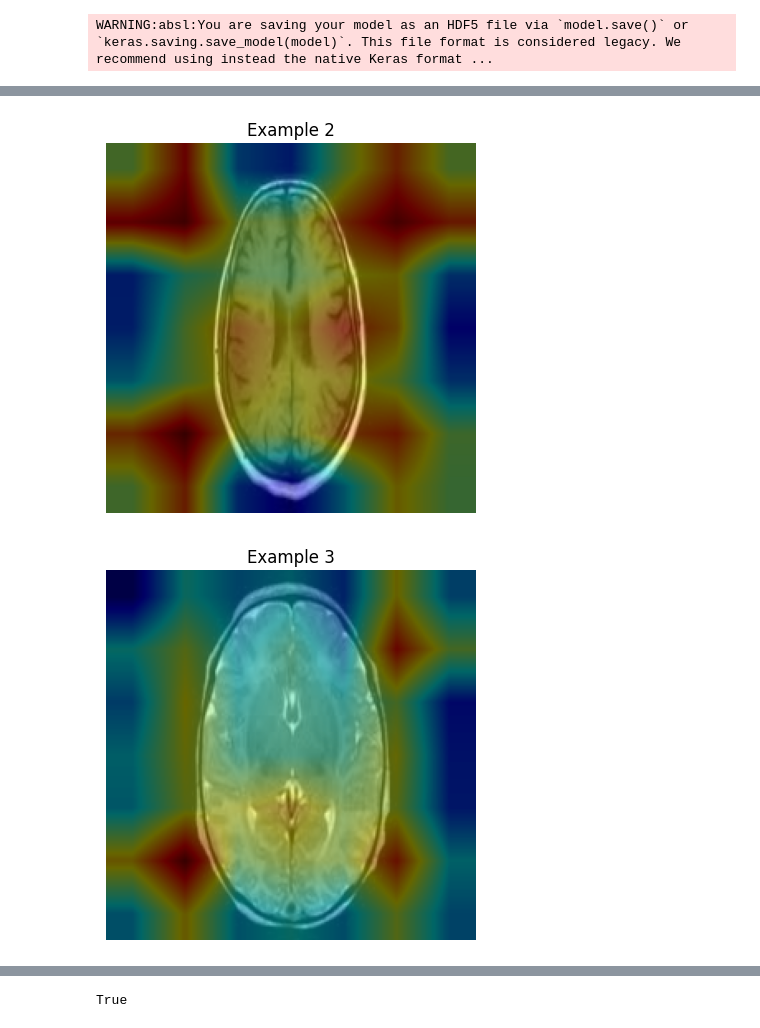
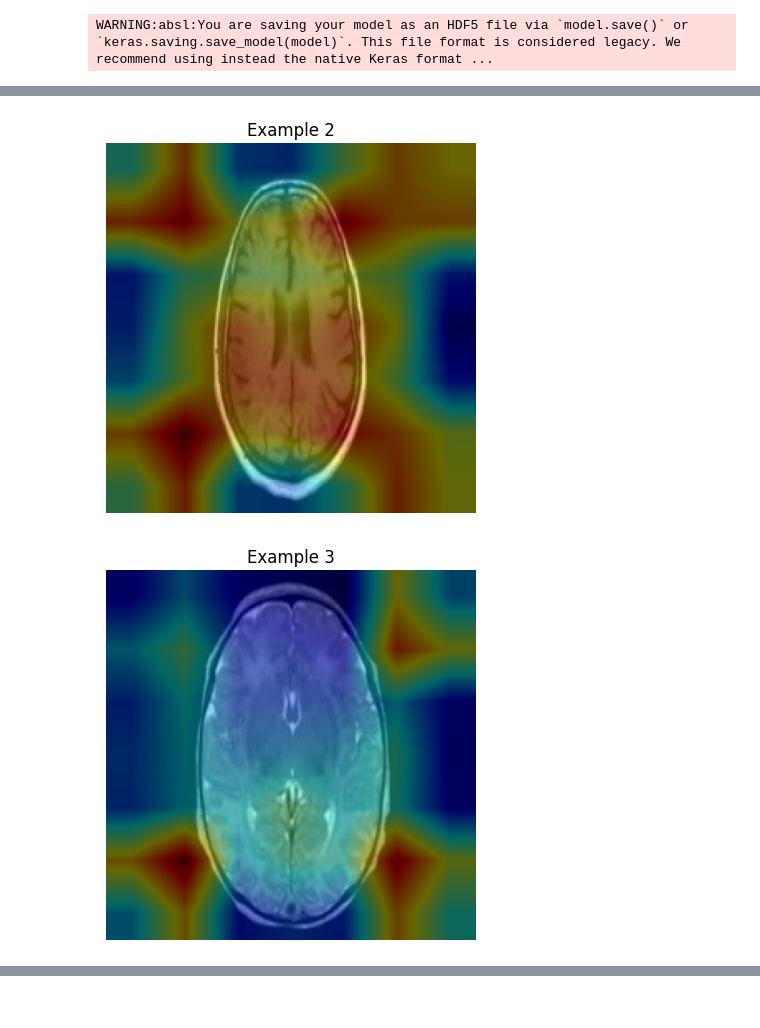
Before and after one commit to akkondaveeti4710-jpg/MRI-Tumor-Detection-AI, a Jupyter notebook: MRI_2.ipynb, the cells around one changed output, grey strips where cells are left out. Saved outputs shown, nothing was run; the diff lists cells and outputs as text; code cells hidden in the pictures.

```diff
--- a/MRI_2.ipynb
+++ b/MRI_2.ipynb
@@ -56,8 +46,9 @@ from tensorflow.keras.preprocessing.image import ImageDataGenerator
 from tensorflow.keras.applications import MobileNetV2
 from tensorflow.keras.layers import Dense, GlobalAveragePooling2D
 from tensorflow.keras.models import Model
+from tensorflow.keras.callbacks import EarlyStopping, ReduceLROnPlateau
 
-# Data preprocessing
+# 1. Data Preparation
 datagen = ImageDataGenerator(
     rescale=1./255,
     validation_split=0.2,
@@ -82,33 +73,27 @@ val = datagen.flow_from_directory(
     subset="validation"
 )
 
-# Load pretrained model
-base = MobileNetV2(
-    input_shape=(224,224,3),
-    include_top=False,
-    weights="imagenet"
-)
-
+# 2. Model Definition
+base = MobileNetV2(input_shape=(224,224,3), include_top=False, weights="imagenet")
 base.trainable = False
 
-# Add classification head
 x = base.output
 x = GlobalAveragePooling2D()(x)
 x = Dense(128, activation="relu")(x)
 preds = Dense(2, activation="softmax")(x)
 
 model = Model(inputs=base.input, outputs=preds)
+model.compile(optimizer="adam", loss="categorical_crossentropy", metrics=["accuracy"])
 
-model.compile(
-    optimizer="adam",
-    loss="categorical_crossentropy",
-    metrics=["accuracy"]
-)
+# 3. Training with Callbacks
+early = EarlyStopping(patience=5, restore_best_weights=True)
+reduce_lr = ReduceLROnPlateau(patience=3, factor=0.3)
 
 history = model.fit(
     train,
     validation_data=val,
-    epochs=10
+    epochs=30,
+    callbacks=[early, reduce_lr]
 )
 # %% [output]
 Found 203 images belonging to 2 classes.
@@ -616,10 +593,10 @@ for i in range(10):
     heatmap = conv_outputs @ pooled_grads[..., tf.newaxis]
     heatmap = tf.squeeze(heatmap)
 
-    # Apply ReLU and normalize (results in a numpy array)
+    # Apply ReLU and normalize
     heatmap = np.maximum(heatmap, 0) / np.max(heatmap)
 
-    # Resize heatmap (no need for .numpy())
+    # Resize heatmap
     heatmap = cv2.resize(heatmap, (224,224))
 
     heatmap_color = cv2.applyColorMap(
@@ -629,6 +606,9 @@ for i in range(10):
 
     overlay = cv2.addWeighted(img, 0.6, heatmap_color, 0.4, 0)
 
+    # Save the image to the local directory
+    cv2.imwrite(f"gradcam_{i}.png", overlay)
+
     plt.imshow(cv2.cvtColor(overlay, cv2.COLOR_BGR2RGB))
     plt.title(f"Example {i}")
     plt.axis("off")
@@ -639,2 +619,2 @@ for i in range(10):
-[figure, old version]
+[figure, new version]
-[figure, old version]
+[figure, new version]
@@ -647,6 +627,4 @@ for i in range(10):
 # %%
 cv2.imwrite(f"gradcam_{i}.png", overlay)
-# %% [output]
-True
 # %%
 from google.colab import files
```
Also changed, not shown: parts of 29 cells of this notebook.
